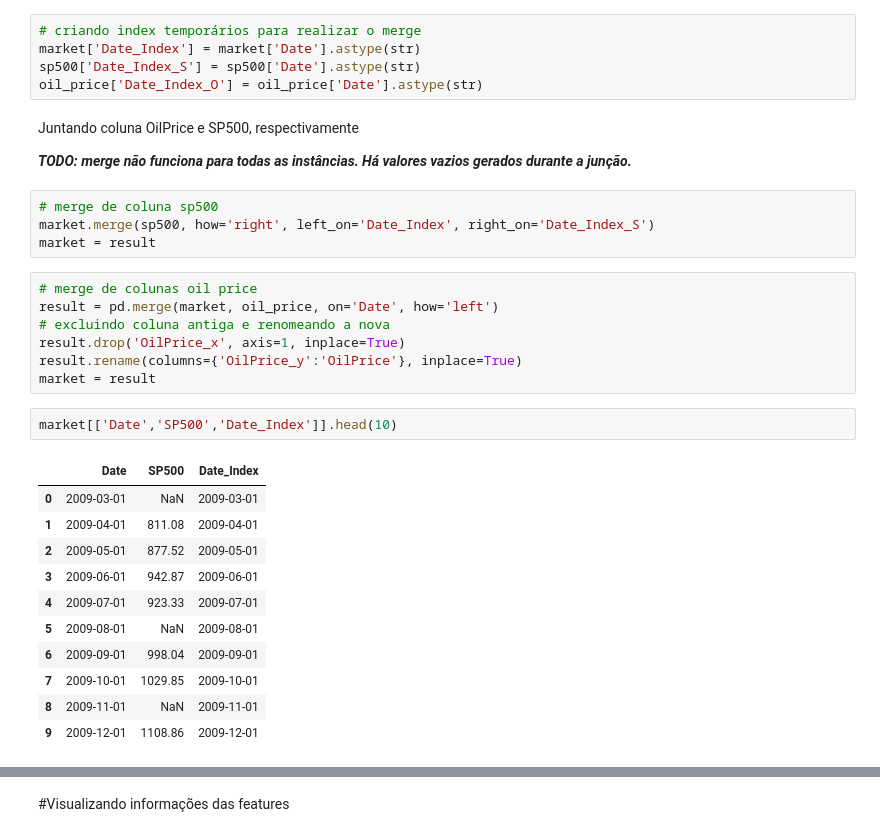
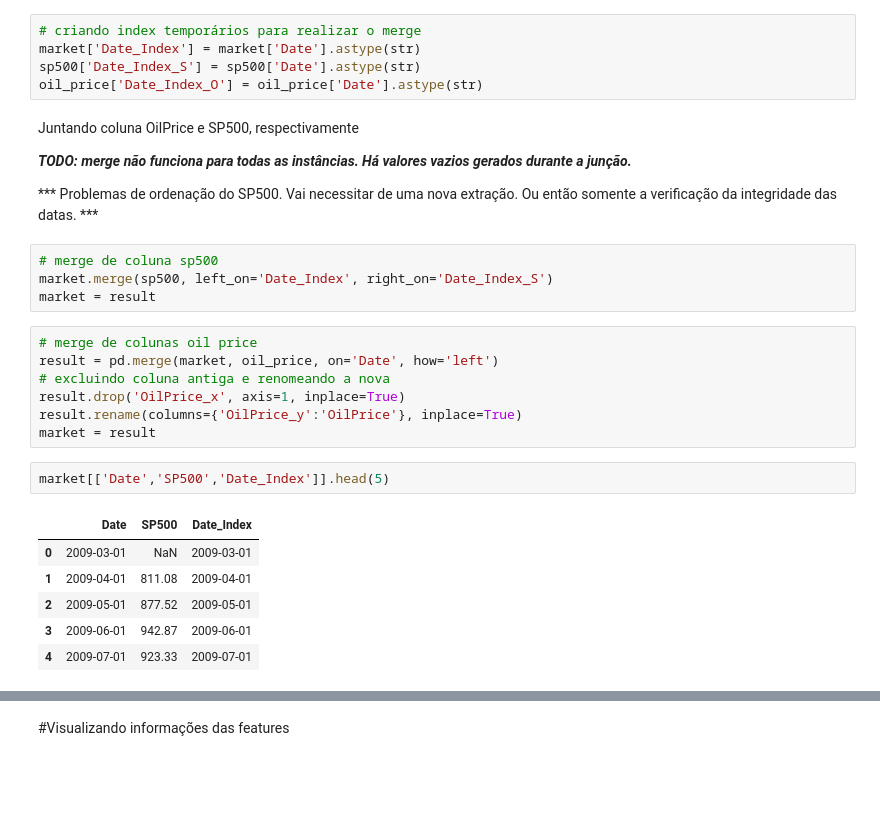
Before and after one commit to wallisonferreira/analise-exploratoria-mercados, a Jupyter notebook: pre_processing_1.ipynb, the cells around one changed output, grey strips where cells are left out. Drawn from its saved outputs; the diff is of its cells as text; blank space fills up the shorter version.

```diff
--- a/pre_processing_1.ipynb
+++ b/pre_processing_1.ipynb
@@ -66,9 +64,11 @@ oil_price['Date_Index_O'] = oil_price['Date'].astype(str)
 Juntando coluna OilPrice e SP500, respectivamente
 
 ***TODO: merge não funciona para todas as instâncias. Há valores vazios gerados durante a junção.***
+
+*** Problemas de ordenação do SP500. Vai necessitar de uma nova extração. Ou então somente a verificação da integridade das datas. ***
 # %%
 # merge de coluna sp500
-market.merge(sp500, how='right', left_on='Date_Index', right_on='Date_Index_S')
+market.merge(sp500, left_on='Date_Index', right_on='Date_Index_S')
 market = result
 # %%
 # merge de colunas oil price
@@ -78,16 +78,11 @@ result.drop('OilPrice_x', axis=1, inplace=True)
 result.rename(columns={'OilPrice_y':'OilPrice'}, inplace=True)
 market = result
 # %%
-market[['Date','SP500','Date_Index']].head(10)
+market[['Date','SP500','Date_Index']].head(5)
 # %% [output]
 |  | Date | SP500 | Date_Index |
 | 0 | 2009-03-01 | NaN | 2009-03-01 |
 | 1 | 2009-04-01 | 811.08 | 2009-04-01 |
 | 2 | 2009-05-01 | 877.52 | 2009-05-01 |
 | 3 | 2009-06-01 | 942.87 | 2009-06-01 |
 | 4 | 2009-07-01 | 923.33 | 2009-07-01 |
-| 5 | 2009-08-01 | NaN | 2009-08-01 |
-| 6 | 2009-09-01 | 998.04 | 2009-09-01 |
-| 7 | 2009-10-01 | 1029.85 | 2009-10-01 |
-| 8 | 2009-11-01 | NaN | 2009-11-01 |
-| 9 | 2009-12-01 | 1108.86 | 2009-12-01 |
```
Also changed, not shown: parts of 7 cells of this notebook.
